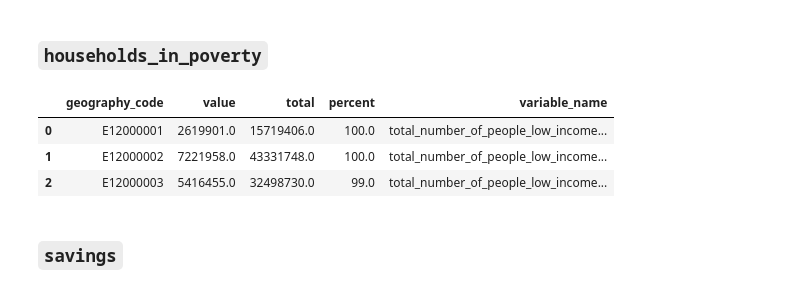
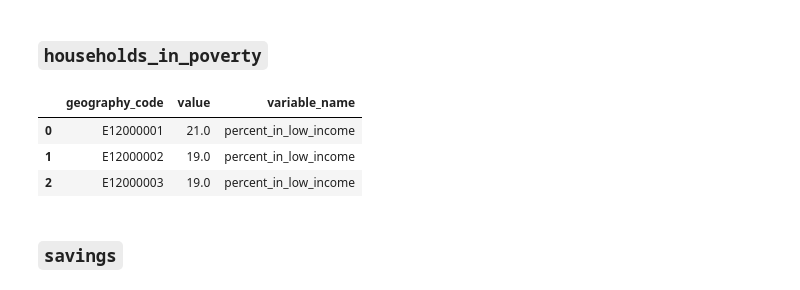
Before and after one commit to open-innovations/jrf-insight, a Jupyter notebook: pipelines/place/transform.ipynb, the cells around one changed output. Cells and saved outputs as stored; diff of their text form; code cells hidden in the pictures.

```diff
--- a/pipelines/place/transform.ipynb
+++ b/pipelines/place/transform.ipynb
@@ -236,45 +236,47 @@ def three_year_average(data, variable_name, date_name, groupby):
     dates = data[date_name].unique()
     frames = []
     for i in range(len(dates)-1):
         #accounting for missing data in accordance with HBAI data guidance.
         if dates[0] == '2018-19':
             most_recent_dates = ['2018-19', '2019-20']
         elif dates[0] == '2019-20':
             most_recent_dates = ['2019-20', '2021-22']
         elif i != len(dates)-1:
             most_recent_dates = list(dates[i:(i+3)])
 
         new_data = data.loc[data[date_name].isin(most_recent_dates)].copy()
         new_data = new_data.groupby(groupby).sum(numeric_only=True) / len(most_recent_dates)
         new_data["date"] = f'{most_recent_dates[0]} - {most_recent_dates[len(most_recent_dates)-1]}'
         #new_data["variable_name"] = variable_name
         # rounding to nearest 0.1mil, according to user guidance.
         #new_data = new_data.round(-5).reset_index()
         frames.append(new_data.reset_index())
         #i+=1
         #print(i)
     #concatenating the frames
     three_year_averages = pd.concat(frames, axis=0)
     return three_year_averages
 
 hbai_age_cat = three_year_average(hbai_age_cat, 'number_of_people_in_low_income', 'Financial Year', ['geography_code', 'variable_name', 'Type of Individual by Age Category'])
-hbai_age_cat['total'] = hbai_age_cat.groupby(['date', 'geography_code'])['value'].transform('sum')
 
-hbai_age_cat['percent'] = (hbai_age_cat['value'] / hbai_age_cat['total'])*100
+hbai_age_cat['total_people_for_year'] = hbai_age_cat.groupby(['date', 'geography_code'])['value'].transform('sum')
+
+hbai_age_cat['percent'] = (hbai_age_cat['value'] / hbai_age_cat['total_people_for_year'])*100
 hbai_age_cat['percent'] = hbai_age_cat['percent'].round(0)
-# hbai_age_cat.to_csv(f'{DATA_DIR}/test.csv')
-# hbai_age_cat['percent'] = hbai_age_cat['percent'].round(0)
-#hbai_age_cat
 hbai_age_cat.to_csv(f'{DATA_DIR}/interim/hbai_age_category.csv')
 
-hbai_total = hbai_age_cat[hbai_age_cat['date'] == max(hbai_age_cat.date)].groupby(['geography_code']).sum(numeric_only=True).reset_index()
-hbai_total['variable_name'] = 'total_number_of_people_low_income_households'
-hbai_total
+hbai_total_low_income = pd.DataFrame(data={'value':hbai_age_cat.loc[(hbai_age_cat.variable_name == 'In low income (below threshold)') & (hbai_age_cat.date == max(hbai_age_cat.date))].groupby(['geography_code'])['value'].sum()})
+hbai_total_low_income['variable_name'] = 'total_low_income'
+hbai_total_low_income.reset_index(inplace=True)
+hbai_percent = hbai_age_cat.loc[(hbai_age_cat.date == max(hbai_age_cat.date)) & (hbai_age_cat.variable_name=='In low income (below threshold)')].groupby('geography_code').sum(numeric_only=True)
+hbai_percent = pd.DataFrame(data={'value': hbai_percent['percent']})
+hbai_percent['variable_name'] = 'percent_in_low_income'
+hbai_percent.reset_index(inplace=True)
 # %% [output]
-|  | geography_code | value | total | percent | variable_name |
-| 0 | E12000001 | 2619901.0 | 15719406.0 | 100.0 | total_number_of_people_low_income... |
-| 1 | E12000002 | 7221958.0 | 43331748.0 | 100.0 | total_number_of_people_low_income... |
-| 2 | E12000003 | 5416455.0 | 32498730.0 | 99.0 | total_number_of_people_low_income... |
+|  | geography_code | value | variable_name |
+| 0 | E12000001 | 21.0 | percent_in_low_income |
+| 1 | E12000002 | 19.0 | percent_in_low_income |
+| 2 | E12000003 | 19.0 | percent_in_low_income |
 # %% [markdown]
 ### `savings`
 # %%
```
Also changed, not shown: parts of 1 cell of this notebook, 6 other files.
